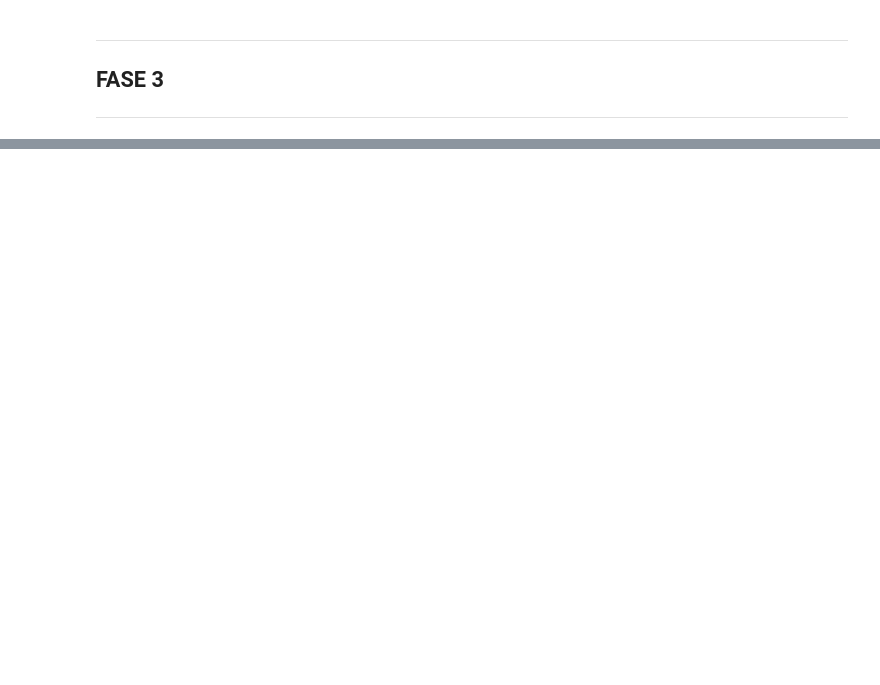
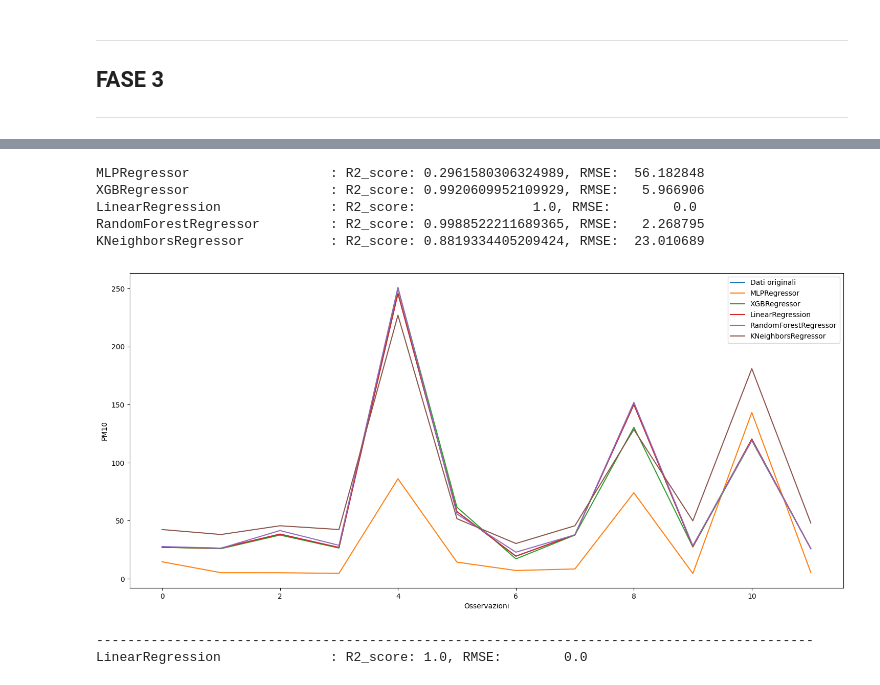
Before and after one commit to Gabroz4/esame_AI_BS, a Jupyter notebook: Test_IA.ipynb, the cells around one changed output, grey strips where cells are left out. Drawn from its saved outputs; the diff is of its cells as text; code cells hidden in the pictures; blank space fills up the shorter version.

```diff
--- a/Test_IA.ipynb
+++ b/Test_IA.ipynb
@@ -320,0 +396,2 @@ FASE 3
+# %%
+data_prev2 = df3.copy()
@@ -320,0 +513,57 @@ FASE 3
+# %%
+models = [
+    MLPRegressor(),
+    XGBRegressor(),
+    LinearRegression(),
+    RandomForestRegressor(),
+    KNeighborsRegressor()
+]
+# %%
+%matplotlib inline
+import matplotlib.pyplot as plt
+
+best_model = None
+best_score = None
+best_loss = None
+
+# Creazione di un unico grafico fuori dal ciclo
+plt.figure(figsize=(18, 8))
+plt.plot(x_values, y_test, label='Dati originali')  # Plot dei dati originali
+
+for clf in models:
+    clf.fit(X_train, y_train)
+    y_pred = clf.predict(X_test)
+
+    r2 = r2_score(y_test, y_pred)
+    rmse = mean_squared_error(y_test, y_pred, squared=False)
+    print(f"{clf.__class__.__name__:30}: R2_score: {r2:17}, RMSE: {round(rmse, 6):10}")
+
+    # Plot delle previsioni sullo stesso grafico
+    plt.plot(x_values, y_pred, label=f'{clf.__class__.__name__}')
+
+    if best_loss is not None:
+        if best_loss > rmse:
+            best_model = clf
+            best_score = r2
+            best_loss = rmse
+    else:
+        best_model = clf
+        best_score = r2
+        best_loss = rmse
+
+plt.xlabel('Osservazioni')
+plt.ylabel('PM10')
+plt.legend()
+plt.show()
+
+print("-" * 92)
+print(f"{best_model.__class__.__name__:30}: R2_score: {best_score}, RMSE: {round(best_loss, 6):10}")
+# %% [output]
+MLPRegressor                  : R2_score: 0.2961580306324989, RMSE:  56.182848
+XGBRegressor                  : R2_score: 0.9920609952109929, RMSE:   5.966906
+LinearRegression              : R2_score:               1.0, RMSE:        0.0
+RandomForestRegressor         : R2_score: 0.9988522211689365, RMSE:   2.268795
+KNeighborsRegressor           : R2_score: 0.8819334405209424, RMSE:  23.010689
+[figure, added]
+--------------------------------------------------------------------------------------------
+LinearRegression              : R2_score: 1.0, RMSE:        0.0
```
Also changed, not shown: parts of 23 cells of this notebook, 4 other files.
